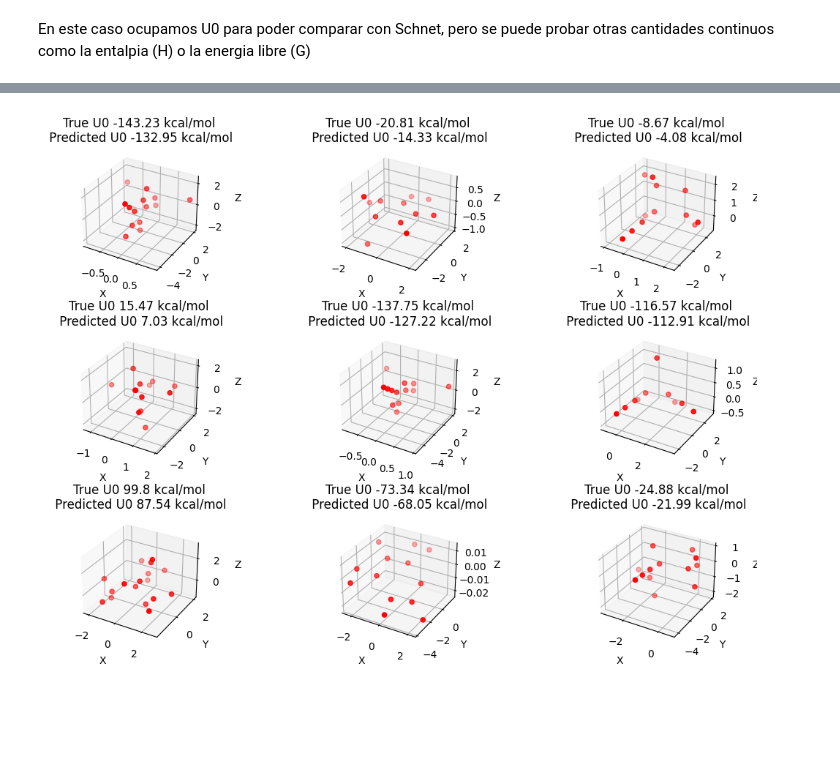
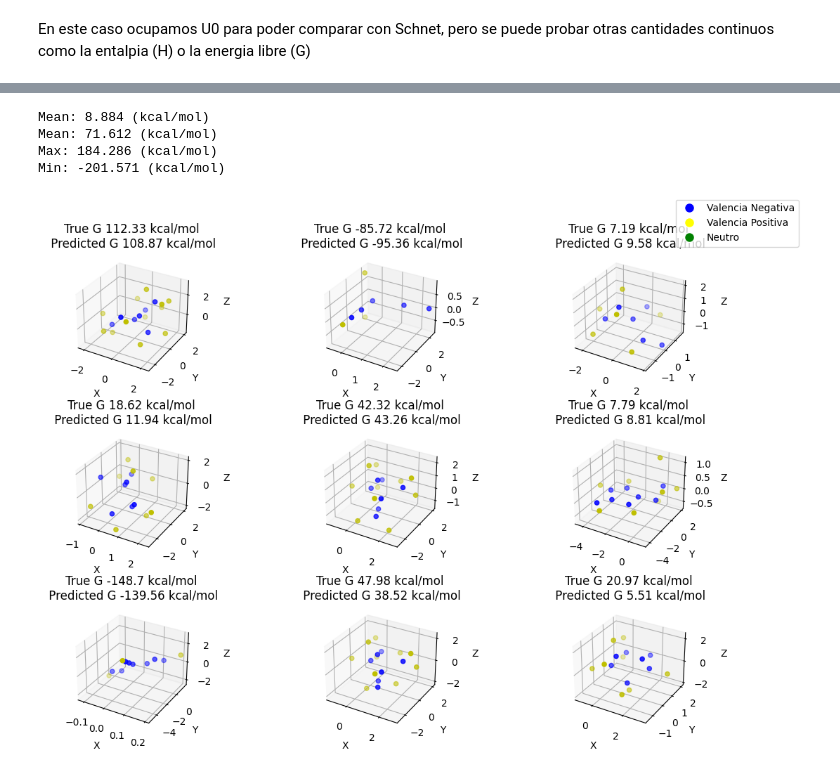
Before and after one commit to pyF4all/ML4molecularSims, a Jupyter notebook: Notebooks/2_regression/2_SchNet_GNN_regression_example.ipynb, the cells around one changed output, grey strips where cells are left out. Saved outputs shown, nothing was run; the diff lists cells and outputs as text; code cells hidden in the pictures; blank space fills up the shorter version.

```diff
--- a/Notebooks/2_regression/2_SchNet_GNN_regression_example.ipynb
+++ b/Notebooks/2_regression/2_SchNet_GNN_regression_example.ipynb
@@ -160,13 +138,19 @@ Un grafico de algunas moleculas que se busca encontrar su energia U0
 # %%
 fig, axs = plt.subplots(3, 3, figsize=(12, 8), subplot_kw={'projection': '3d'})
 axs = axs.flatten()
-
+dict_colors = {1:'y', 2: 'g', 3: 'y', 4: 'y', 5:'y', 6:'b' , 7:'b', 8:'b', 9:'b', 10:'b',
+              11:'y', 12:'y', 13:'y', 14:'b', 15:'b', 16:'b', 17:'b', 18:'b', 19:'y', 20:'y'}
+def color(val):
+  return dict_colors[int(val)]
+color_vec = np.vectorize(color)
+print(f'Mean: {round(stats_u0["mean"],3)} (kcal/mol) \nMean: {round(stats_u0["std"],3)} (kcal/mol) \n\
+Max: {round(stats_u0["max"],3)} (kcal/mol) \nMin: {round(stats_u0["min"],3)} (kcal/mol) \n')
 # get a few examples and plot them
 for i, (x, y, z) in enumerate(test_data):
     if i == 9:
         break
     # Graficar los puntos
-    axs[i].scatter(x[:, 0], x[:, 1], x[:, 2], c='r',marker='o')
+    axs[i].scatter(x[:, 0], x[:, 1], x[:, 2], c=color_vec(y.numpy()), marker='o')
     num_title = np.around(z.numpy()[0],1)
     axs[i].set_title(f'U0 {round(float(z.numpy()[0]),2)} kcal/mol')
     axs[i].set_xlabel('X')
@@ -174,5 +158,6 @@ for i, (x, y, z) in enumerate(test_data):
     axs[i].set_zlabel('Z')
 
 plt.subplots_adjust(left=0.1, right=0.9, top=0.9, bottom=0.1, wspace=0.4, hspace=0.4)
+plt.legend()
 plt.show()
 # %% [output]
@@ -361,13 +347,19 @@ Como referencia MAE = 0.59 con 50k datos se reporta en el paper de Schnet(ref).
 # %%
 fig, axs = plt.subplots(3, 3, figsize=(12, 8), subplot_kw={'projection': '3d'})
 axs = axs.flatten()
-
+dict_colors = {1:'y', 2: 'g', 3: 'y', 4: 'y', 5:'y', 6:'b' , 7:'b', 8:'b', 9:'b', 10:'b',
+              11:'y', 12:'y', 13:'y', 14:'b', 15:'b', 16:'b', 17:'b', 18:'b', 19:'y', 20:'y'}
+def color(val):
+  return dict_colors[int(val)]
+color_vec = np.vectorize(color)
+print(f'Mean: {round(stats_u0["mean"],3)} (kcal/mol) \nMean: {round(stats_u0["std"],3)} (kcal/mol) \n\
+Max: {round(stats_u0["max"],3)} (kcal/mol) \nMin: {round(stats_u0["min"],3)} (kcal/mol) \n')
 # get a few examples and plot them
 for i, (x, y, z) in enumerate(test_data):
     if i == 9:
         break
     # Graficar los puntos
-    axs[i].scatter(x[:, 0], x[:, 1], x[:, 2], c='r',marker='o')
+    axs[i].scatter(x[:, 0], x[:, 1], x[:, 2], c=color_vec(y.numpy()),marker='o')
     num_title = np.around(z.numpy()[0],1)
     (xi), eta = make_graph(x, y, z)
     gnn_energy = unnorm_energy(small_schnet(xi))
@@ -510,21 +509,41 @@ MAE (Test set): 6.345767974853516
 # %%
 fig, axs = plt.subplots(3, 3, figsize=(12, 8), subplot_kw={'projection': '3d'})
 axs = axs.flatten()
-
+dict_colors = {1:'y', 2: 'g', 3: 'y', 4: 'y', 5:'y', 6:'b' , 7:'b', 8:'b', 9:'b', 10:'g',
+              11:'y', 12:'y', 13:'y', 14:'b', 15:'b', 16:'b', 17:'b', 18:'g', 19:'y', 20:'y'}
+stats_G = energies.describe()
+def color(val):
+  return dict_colors[int(val)]
+color_vec = np.vectorize(color)
 # get a few examples and plot them
+print(f'Mean: {round(stats_G["mean"],3)} (kcal/mol) \nMean: {round(stats_G["std"],3)} (kcal/mol) \n\
+Max: {round(stats_G["max"],3)} (kcal/mol) \nMin: {round(stats_G["min"],3)} (kcal/mol) \n')
 for i, (x, y, z) in enumerate(test_data):
     if i == 9:
         break
     # Graficar los puntos
-    axs[i].scatter(x[:, 0], x[:, 1], x[:, 2], c='r',marker='o')
+    axs[i].scatter(x[:, 0], x[:, 1], x[:, 2], c=color_vec(y.numpy()),marker='o')
     num_title = np.around(z.numpy()[0],1)
     (xi), eta = make_graph(x, y, z)
     gnn_energy = unnorm_energy(small_schnet(xi))
     axs[i].set_title(f'True G {round(float(z.numpy()[0]),2)} kcal/mol\n Predicted G {round(float(gnn_energy[0]),2)} kcal/mol')
     axs[i].set_xlabel('X')
     axs[i].set_ylabel('Y')
     axs[i].set_zlabel('Z')
 
 plt.subplots_adjust(left=0.1, right=0.9, top=0.9, bottom=0.05, wspace=0.4, hspace=0.4)
+# Añadir leyenda personalizada
+blue_patch = plt.Line2D([0], [0], marker='o', color='w', label='Valencia Negativa', markerfacecolor='blue', markersize=10)
+yellow_patch = plt.Line2D([0], [0], marker='o', color='w', label='Valencia Positiva', markerfacecolor='yellow', markersize=10)
+green_patch = plt.Line2D([0], [0], marker='o', color='w', label='Neutro', markerfacecolor='green', markersize=10)
+
+fig.legend(handles=[blue_patch, yellow_patch, green_patch], loc='upper right')
+
+plt.show()
+plt.show()
 # %% [output]
+Mean: 8.884 (kcal/mol)
+Mean: 71.612 (kcal/mol)
+Max: 184.286 (kcal/mol)
+Min: -201.571 (kcal/mol)
-[figure, old version]
+[figure, new version]
```
Also changed, not shown: parts of 20 cells of this notebook.
